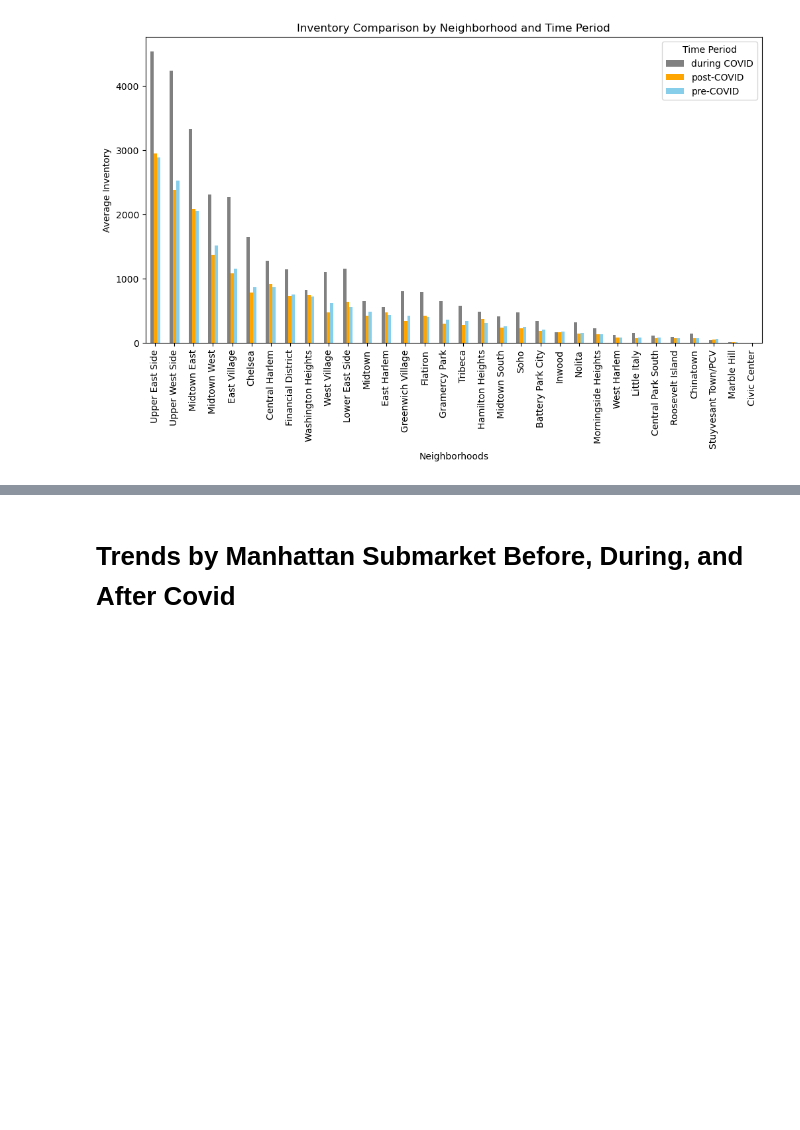
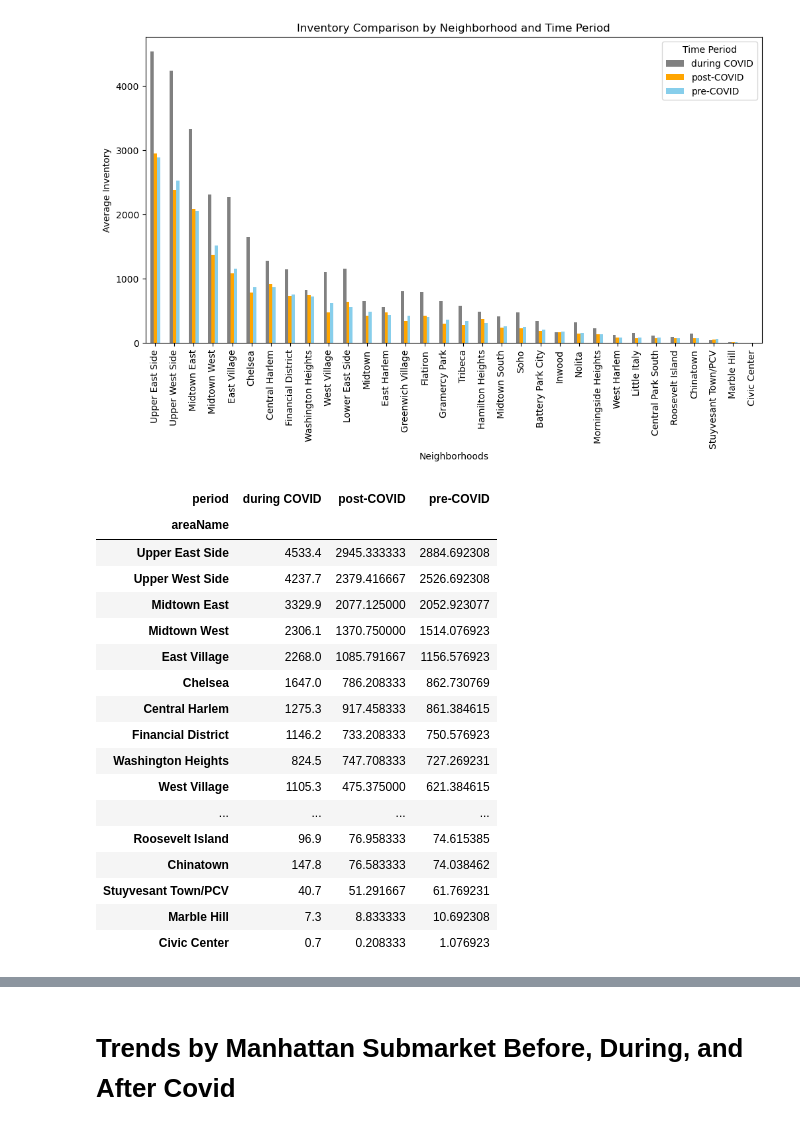
Before and after one commit to munozjon/NYC-Real-Estate-Trends, a Jupyter notebook: Data/NYC_Rent_Inventory_Jonathan.ipynb, the cells around one changed output, grey strips where cells are left out. Saved outputs shown, nothing was run; the diff lists cells and outputs as text; code cells hidden in the pictures; blank space fills up the shorter version.

```diff
--- a/Data/NYC_Rent_Inventory_Jonathan.ipynb
+++ b/Data/NYC_Rent_Inventory_Jonathan.ipynb
@@ -310,6 +306,27 @@ plt.legend(title='Time Period')
 plt.show()
 # %% [output]
 [figure]
+# %%
+pivot_df
+# %% [output]
+| period | during COVID | post-COVID | pre-COVID |
+| areaName |  |  |  |
+| Upper East Side | 4533.4 | 2945.333333 | 2884.692308 |
+| Upper West Side | 4237.7 | 2379.416667 | 2526.692308 |
+| Midtown East | 3329.9 | 2077.125000 | 2052.923077 |
+| Midtown West | 2306.1 | 1370.750000 | 1514.076923 |
+| East Village | 2268.0 | 1085.791667 | 1156.576923 |
+| Chelsea | 1647.0 | 786.208333 | 862.730769 |
+| Central Harlem | 1275.3 | 917.458333 | 861.384615 |
+| Financial District | 1146.2 | 733.208333 | 750.576923 |
+| Washington Heights | 824.5 | 747.708333 | 727.269231 |
+| West Village | 1105.3 | 475.375000 | 621.384615 |
+| ... | ... | ... | ... |
+| Roosevelt Island | 96.9 | 76.958333 | 74.615385 |
+| Chinatown | 147.8 | 76.583333 | 74.038462 |
+| Stuyvesant Town/PCV | 40.7 | 51.291667 | 61.769231 |
+| Marble Hill | 7.3 | 8.833333 | 10.692308 |
+| Civic Center | 0.7 | 0.208333 | 1.076923 |
 # %% [markdown]
 ## Analysis and Conclusion
 
```
Also changed, not shown: parts of 2 cells of this notebook, 1 other file.
